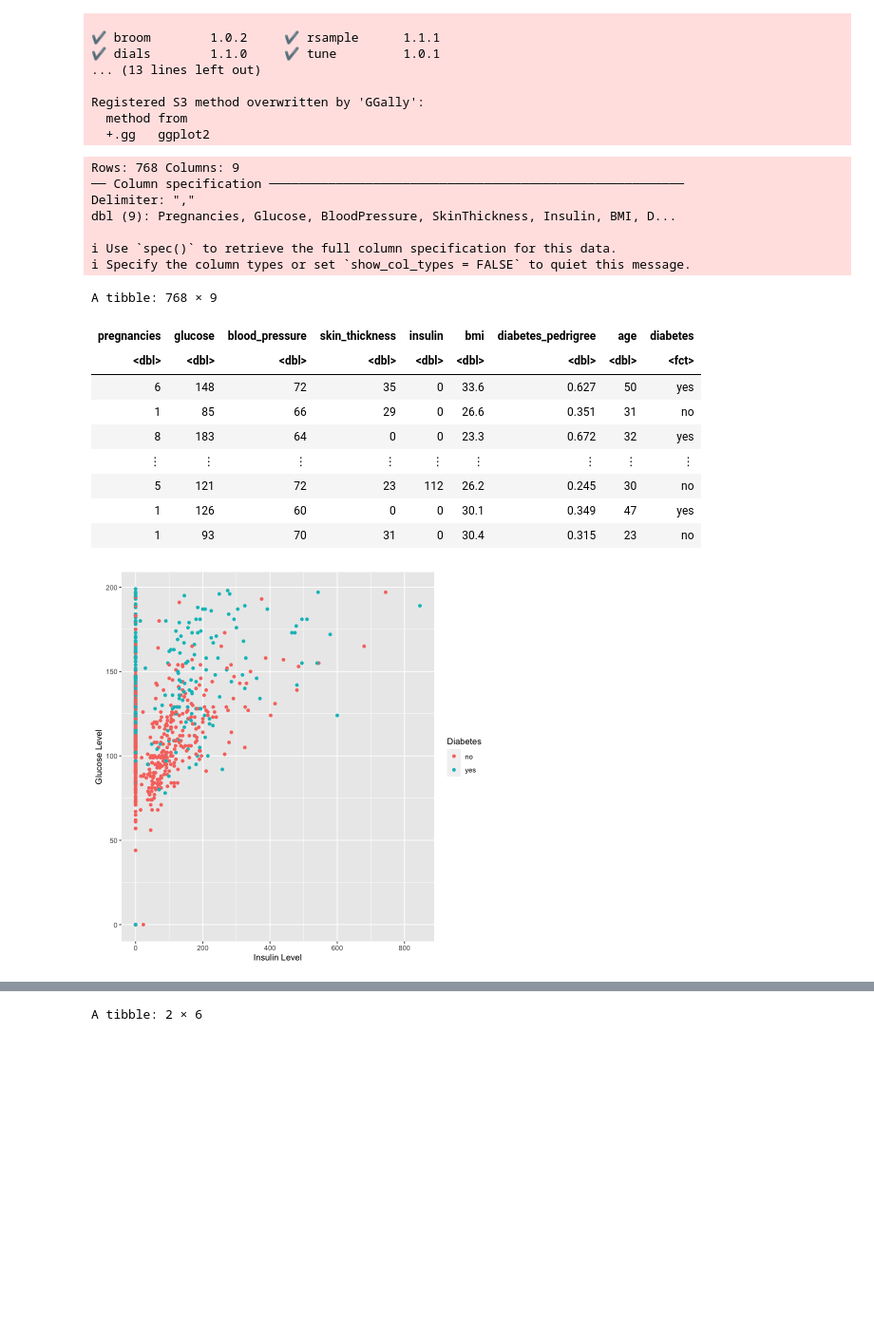
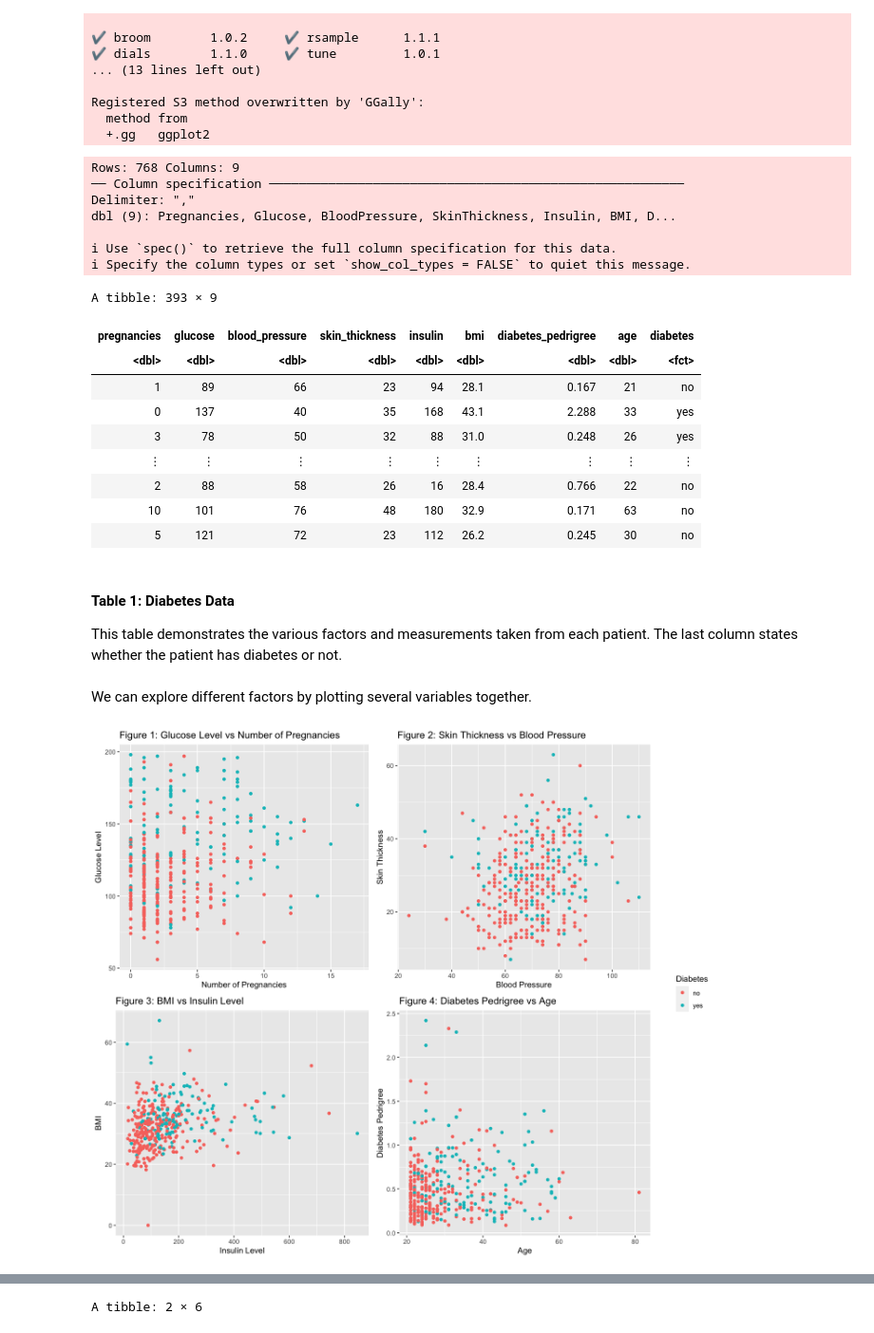
Before and after one commit to jennalenoble/covid_data, a Jupyter notebook: diabetes_classification.ipynb, the cells around one changed output, grey strips where cells are left out. Shown: that part at 95% size. Cells and saved outputs as stored; diff of their text form; code cells hidden in the pictures; blank space fills up the shorter version.

Commit message:
added figures

```diff
--- a/diabetes_classification.ipynb
+++ b/diabetes_classification.ipynb
@@ -55,6 +55,7 @@ diabetes_data <- mutate(diabetes_data, diabetes = as.factor(diabetes))
 
 levels(diabetes_data$diabetes) <- c("no", "yes")
 
+diabetes_data <- filter(diabetes_data, insulin != 0, glucose != 0)
 diabetes_data
 # %% [output]
 Rows: 768 Columns: 9
@@ -64,21 +65,59 @@ dbl (9): Pregnancies, Glucose, BloodPressure, SkinThickness, Insulin, BMI, D...
 
 ℹ Use `spec()` to retrieve the full column specification for this data.
 ℹ Specify the column types or set `show_col_types = FALSE` to quiet this message.
-A tibble: 768 × 9
+A tibble: 393 × 9
 | pregnancies | glucose | blood_pressure | skin_thickness | insulin | bmi | diabetes_pedrigree | age | diabetes |
 | <dbl> | <dbl> | <dbl> | <dbl> | <dbl> | <dbl> | <dbl> | <dbl> | <fct> |
-| 6 | 148 | 72 | 35 | 0 | 33.6 | 0.627 | 50 | yes |
-| 1 | 85 | 66 | 29 | 0 | 26.6 | 0.351 | 31 | no |
-| 8 | 183 | 64 | 0 | 0 | 23.3 | 0.672 | 32 | yes |
+| 1 | 89 | 66 | 23 | 94 | 28.1 | 0.167 | 21 | no |
+| 0 | 137 | 40 | 35 | 168 | 43.1 | 2.288 | 33 | yes |
+| 3 | 78 | 50 | 32 | 88 | 31.0 | 0.248 | 26 | yes |
 | ⋮ | ⋮ | ⋮ | ⋮ | ⋮ | ⋮ | ⋮ | ⋮ | ⋮ |
+| 2 | 88 | 58 | 26 | 16 | 28.4 | 0.766 | 22 | no |
+| 10 | 101 | 76 | 48 | 180 | 32.9 | 0.171 | 63 | no |
 | 5 | 121 | 72 | 23 | 112 | 26.2 | 0.245 | 30 | no |
-| 1 | 126 | 60 | 0 | 0 | 30.1 | 0.349 | 47 | yes |
-| 1 | 93 | 70 | 31 | 0 | 30.4 | 0.315 | 23 | no |
+# %% [markdown]
+#### Table 1: Diabetes Data
+
+This table demonstrates the various factors and measurements taken from each patient. The last column states whether the patient has diabetes or not.
+# %% [markdown]
+We can explore different factors by plotting several variables together.
 # %%
-diabetes_plot <- diabetes_data %>%
-    ggplot(aes(x = insulin, y = glucose)) +
+options(repr.plot.width=12, repr.plot.height=10)
+library(cowplot)
+
+plot1 <- diabetes_data %>%
+    ggplot(aes(x = pregnancies, y = glucose)) +
         geom_point(aes(color = diabetes)) +
-        labs(x = "Insulin Level", y = "Glucose Level", colour = "Diabetes")
-diabetes_plot
+        labs(x = "Number of Pregnancies", y = "Glucose Level", colour = "Diabetes") +
+        ggtitle("Figure 1: Glucose Level vs Number of Pregnancies")
+
+plot2 <- diabetes_data %>%
+    ggplot(aes(x = blood_pressure, y = skin_thickness)) +
+        geom_point(aes(color = diabetes)) +
+        labs(x = "Blood Pressure", y = "Skin Thickness", colour = "Diabetes") +
+        ggtitle("Figure 2: Skin Thickness vs Blood Pressure")
+
+plot3 <- diabetes_data %>%
+        ggplot(aes(x = insulin, y = bmi)) +
+            geom_point(aes(color = diabetes)) +
+            labs(x = "Insulin Level", y = "BMI", colour = "Diabetes") +
+            ggtitle("Figure 3: BMI vs Insulin Level")
+
+plot4 <- diabetes_data %>%
+        ggplot(aes(x = age, y = diabetes_pedrigree)) +
+            geom_point(aes(color = diabetes)) +
+            labs(x = "Age", y = "Diabetes Pedrigree", colour = "Diabetes") +
+            ggtitle("Figure 4: Diabetes Pedrigree vs Age")
+
+pgrid <- plot_grid(
+  plot1 + theme(legend.position="none"),
+  plot2 + theme(legend.position="none"),
+  plot3 + theme(legend.position="none"),
+  plot4 + theme(legend.position="none"),
+  ncol = 2)
+
+legend <- get_legend(plot1)
+
+plot_grid(pgrid, legend, rel_widths = c(3, .4))
 # %% [output]
-[figure, old version]
+[figure, new version]
```
Also changed, not shown: parts of 3 cells of this notebook.
